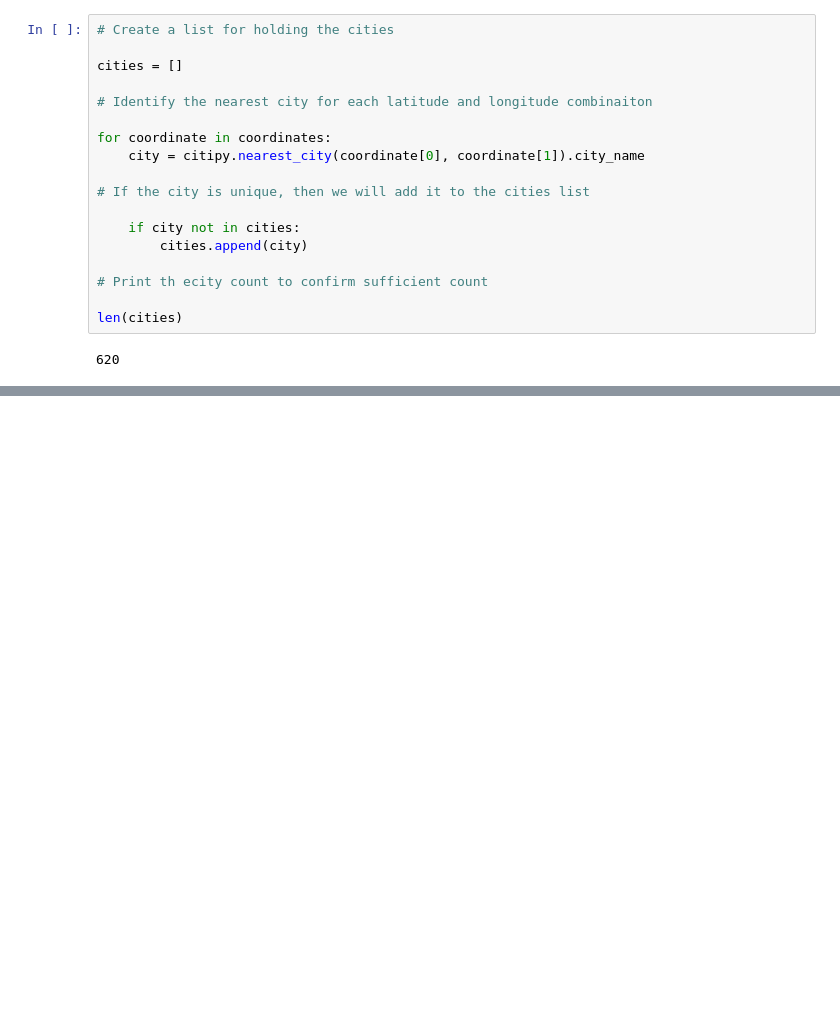
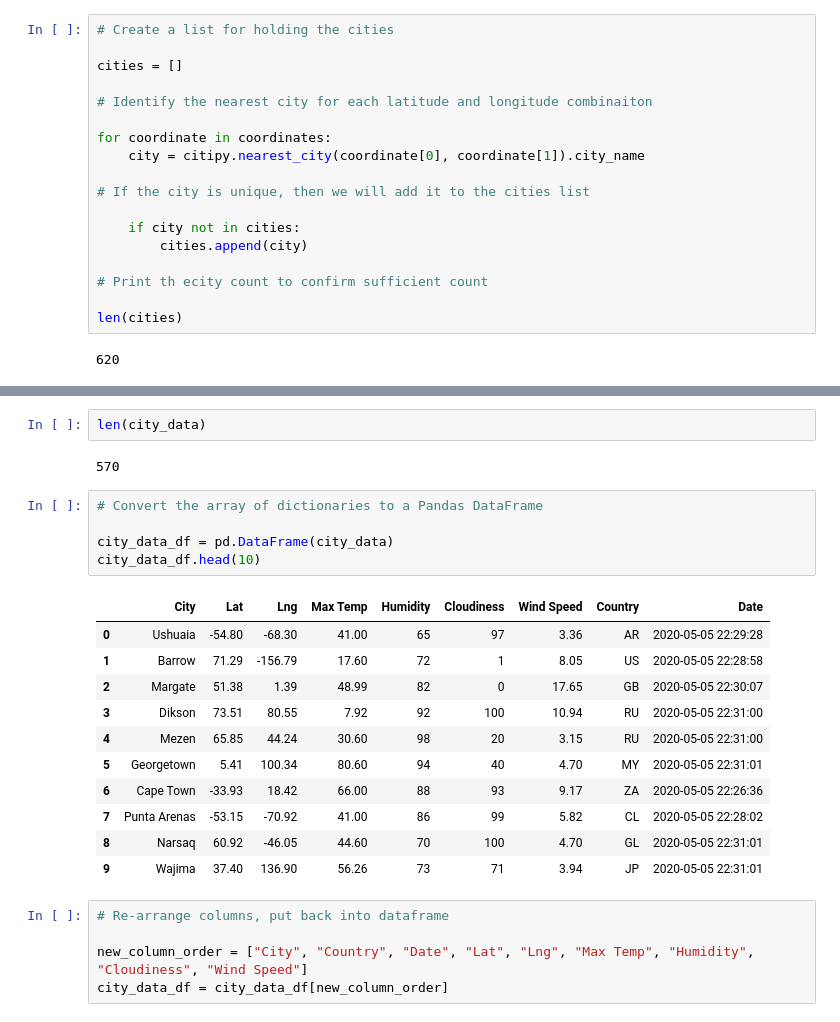
Before and after one commit to mydogmandy/WeatherPy, a Jupyter notebook: WeatherPy.ipynb, the cells around one changed output, grey strips where cells are left out. Cells and saved outputs as stored; diff of their text form; blank space fills up the shorter version.

```diff
--- a/WeatherPy.ipynb
+++ b/WeatherPy.ipynb
@@ -39,0 +173,26 @@ len(cities)
+# %%
+len(city_data)
+# %% [output]
+570
+# %%
+# Convert the array of dictionaries to a Pandas DataFrame
+
+city_data_df = pd.DataFrame(city_data)
+city_data_df.head(10)
+# %% [output]
+|  | City | Lat | Lng | Max Temp | Humidity | Cloudiness | Wind Speed | Country | Date |
+| 0 | Ushuaia | -54.80 | -68.30 | 41.00 | 65 | 97 | 3.36 | AR | 2020-05-05 22:29:28 |
+| 1 | Barrow | 71.29 | -156.79 | 17.60 | 72 | 1 | 8.05 | US | 2020-05-05 22:28:58 |
+| 2 | Margate | 51.38 | 1.39 | 48.99 | 82 | 0 | 17.65 | GB | 2020-05-05 22:30:07 |
+| 3 | Dikson | 73.51 | 80.55 | 7.92 | 92 | 100 | 10.94 | RU | 2020-05-05 22:31:00 |
+| 4 | Mezen | 65.85 | 44.24 | 30.60 | 98 | 20 | 3.15 | RU | 2020-05-05 22:31:00 |
+| 5 | Georgetown | 5.41 | 100.34 | 80.60 | 94 | 40 | 4.70 | MY | 2020-05-05 22:31:01 |
+| 6 | Cape Town | -33.93 | 18.42 | 66.00 | 88 | 93 | 9.17 | ZA | 2020-05-05 22:26:36 |
+| 7 | Punta Arenas | -53.15 | -70.92 | 41.00 | 86 | 99 | 5.82 | CL | 2020-05-05 22:28:02 |
+| 8 | Narsaq | 60.92 | -46.05 | 44.60 | 70 | 100 | 4.70 | GL | 2020-05-05 22:31:01 |
+| 9 | Wajima | 37.40 | 136.90 | 56.26 | 73 | 71 | 3.94 | JP | 2020-05-05 22:31:01 |
+# %%
+# Re-arrange columns, put back into dataframe
+
+new_column_order = ["City", "Country", "Date", "Lat", "Lng", "Max Temp", "Humidity", "Cloudiness", "Wind Speed"]
+city_data_df = city_data_df[new_column_order]
```
Also changed, not shown: parts of 6 cells of this notebook, 5 other files.
